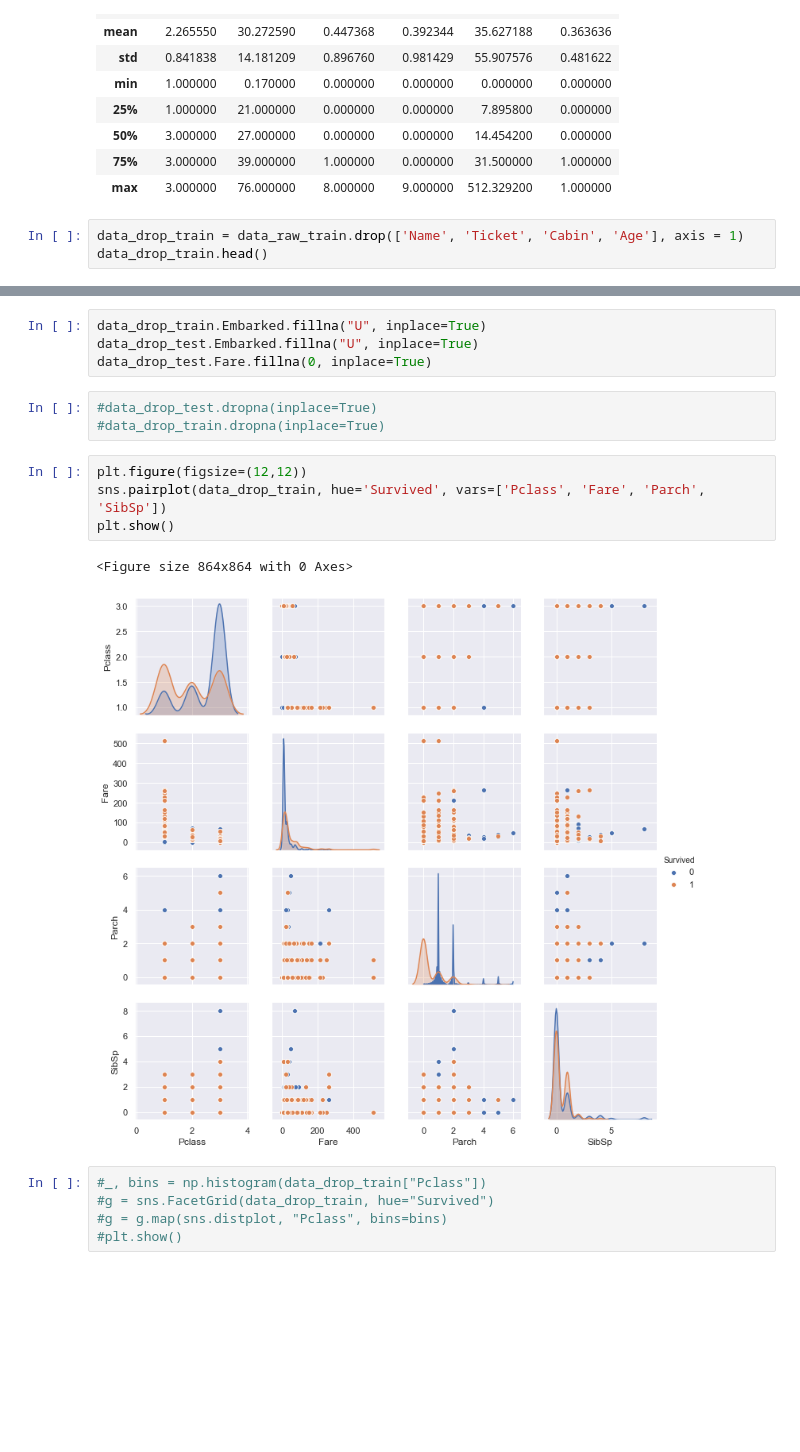
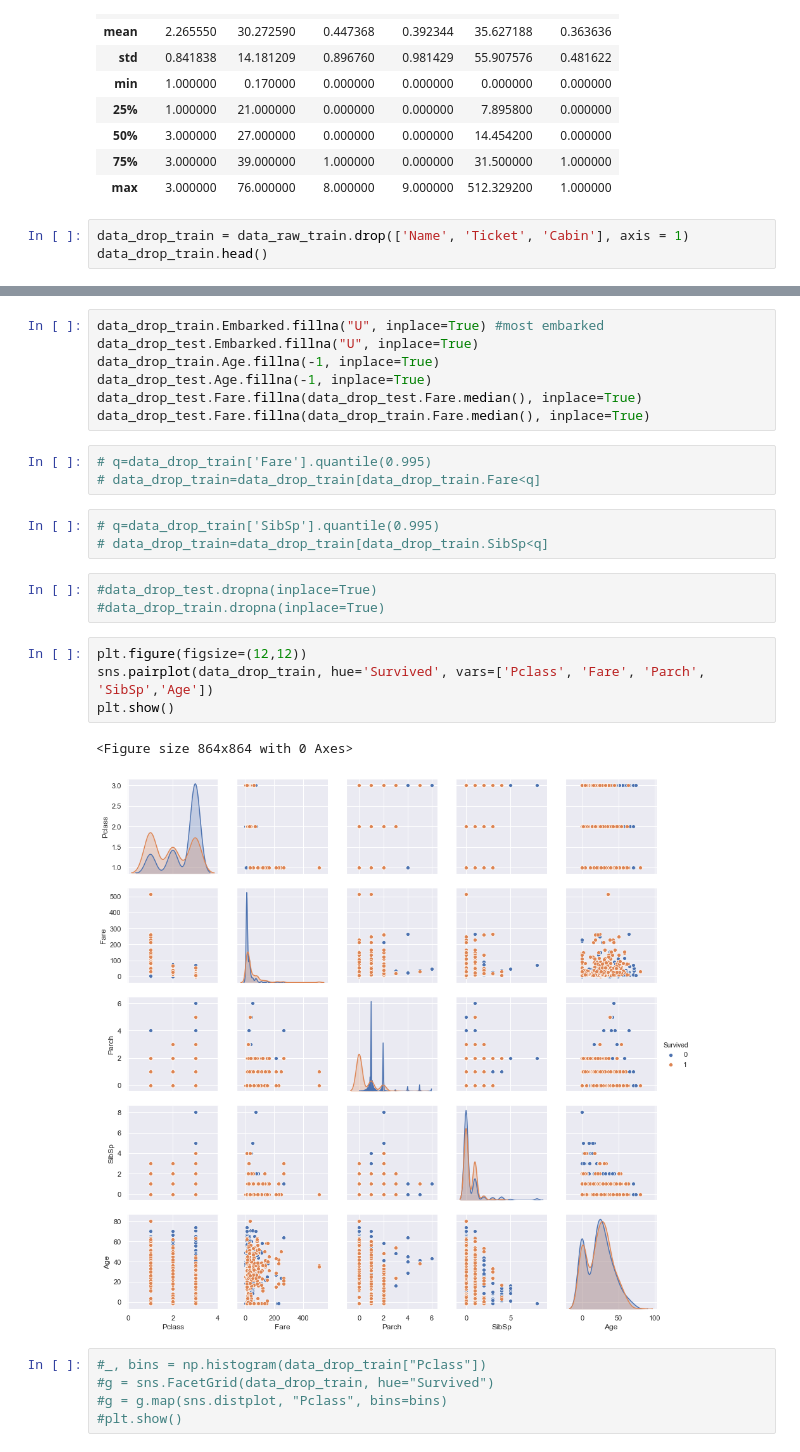
Before and after one commit to meghdeepj/data-sci, a Jupyter notebook: MJ_Titanic_Age_Bins.ipynb, the cells around one changed output, grey strips where cells are left out. Drawn from its saved outputs; the diff is of its cells as text; blank space fills up the shorter version.

```diff
--- a/MJ_Titanic_Age_Bins.ipynb
+++ b/MJ_Titanic_Age_Bins.ipynb
@@ -71,6 +71,6 @@ data_raw_test.describe()
 | 75% | 3.000000 | 39.000000 | 1.000000 | 0.000000 | 31.500000 | 1.000000 |
 | max | 3.000000 | 76.000000 | 8.000000 | 9.000000 | 512.329200 | 1.000000 |
 # %%
-data_drop_train = data_raw_train.drop(['Name', 'Ticket', 'Cabin', 'Age'], axis = 1)
+data_drop_train = data_raw_train.drop(['Name', 'Ticket', 'Cabin'], axis = 1)
 data_drop_train.head()
 # %% [output]
@@ -107,17 +95,26 @@ data_drop_test
 # %%
-data_drop_train.Embarked.fillna("U", inplace=True)
+data_drop_train.Embarked.fillna("U", inplace=True) #most embarked
 data_drop_test.Embarked.fillna("U", inplace=True)
-data_drop_test.Fare.fillna(0, inplace=True)
+data_drop_train.Age.fillna(-1, inplace=True)
+data_drop_test.Age.fillna(-1, inplace=True)
+data_drop_test.Fare.fillna(data_drop_test.Fare.median(), inplace=True)
+data_drop_test.Fare.fillna(data_drop_train.Fare.median(), inplace=True)
+# %%
+# q=data_drop_train['Fare'].quantile(0.995)
+# data_drop_train=data_drop_train[data_drop_train.Fare<q]
+# %%
+# q=data_drop_train['SibSp'].quantile(0.995)
+# data_drop_train=data_drop_train[data_drop_train.SibSp<q]
 # %%
 #data_drop_test.dropna(inplace=True)
 #data_drop_train.dropna(inplace=True)
 # %%
 plt.figure(figsize=(12,12))
-sns.pairplot(data_drop_train, hue='Survived', vars=['Pclass', 'Fare', 'Parch', 'SibSp'])
+sns.pairplot(data_drop_train, hue='Survived', vars=['Pclass', 'Fare', 'Parch', 'SibSp','Age'])
 plt.show()
 # %% [output]
 <Figure size 864x864 with 0 Axes>
-[figure, old version]
+[figure, new version]
 # %%
 #_, bins = np.histogram(data_drop_train["Pclass"])
 #g = sns.FacetGrid(data_drop_train, hue="Survived")
```
Also changed, not shown: parts of 13 cells of this notebook, 1 other file.
